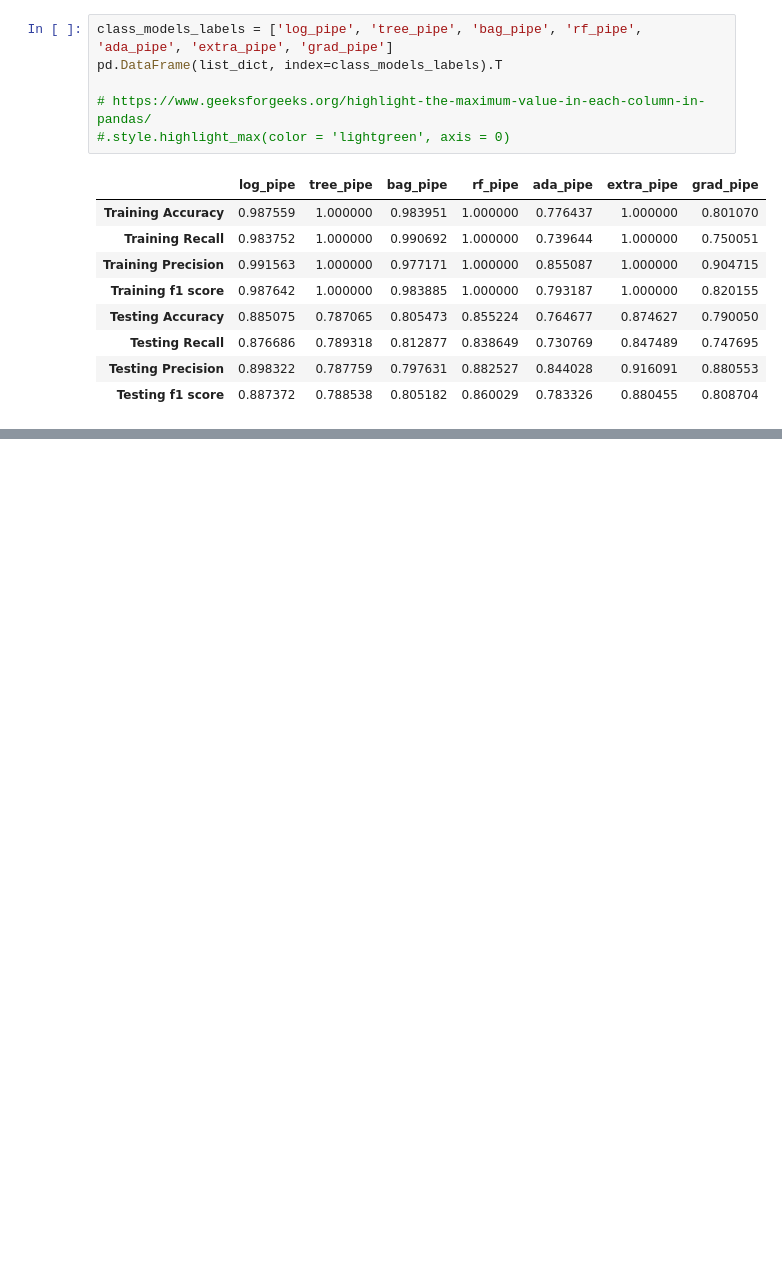
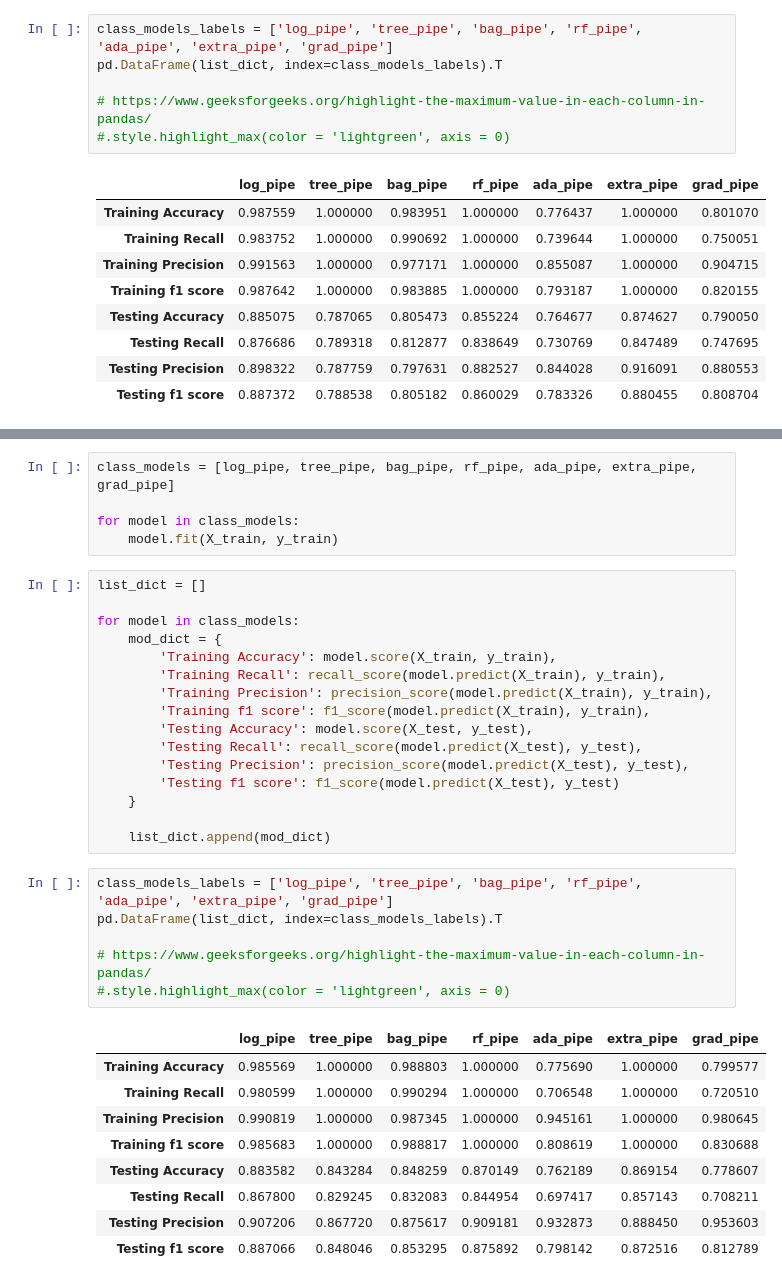
Before and after one commit to drossDS/Humor_Identification_with_NLP, a Jupyter notebook: code/4-Modeling-Round-2.ipynb, the cells around one changed output, grey strips where cells are left out. Saved outputs shown, nothing was run; the diff lists cells and outputs as text; blank space fills up the shorter version.

```diff
--- a/code/4-Modeling-Round-2.ipynb
+++ b/code/4-Modeling-Round-2.ipynb
@@ -419,0 +455,37 @@ pd.DataFrame(list_dict, index=class_models_labels).T
+# %%
+class_models = [log_pipe, tree_pipe, bag_pipe, rf_pipe, ada_pipe, extra_pipe, grad_pipe]
+
+for model in class_models:
+    model.fit(X_train, y_train)
+# %%
+list_dict = []
+
+for model in class_models:
+    mod_dict = {
+        'Training Accuracy': model.score(X_train, y_train),
+        'Training Recall': recall_score(model.predict(X_train), y_train),
+        'Training Precision': precision_score(model.predict(X_train), y_train),
+        'Training f1 score': f1_score(model.predict(X_train), y_train),
+        'Testing Accuracy': model.score(X_test, y_test),
+        'Testing Recall': recall_score(model.predict(X_test), y_test),
+        'Testing Precision': precision_score(model.predict(X_test), y_test),
+        'Testing f1 score': f1_score(model.predict(X_test), y_test)
+    }
+
+    list_dict.append(mod_dict)
+# %%
+class_models_labels = ['log_pipe', 'tree_pipe', 'bag_pipe', 'rf_pipe', 'ada_pipe', 'extra_pipe', 'grad_pipe']
+pd.DataFrame(list_dict, index=class_models_labels).T
+
+# https://www.geeksforgeeks.org/highlight-the-maximum-value-in-each-column-in-pandas/
+#.style.highlight_max(color = 'lightgreen', axis = 0)
+# %% [output]
+|  | log_pipe | tree_pipe | bag_pipe | rf_pipe | ada_pipe | extra_pipe | grad_pipe |
+| Training Accuracy | 0.985569 | 1.000000 | 0.988803 | 1.000000 | 0.775690 | 1.000000 | 0.799577 |
+| Training Recall | 0.980599 | 1.000000 | 0.990294 | 1.000000 | 0.706548 | 1.000000 | 0.720510 |
+| Training Precision | 0.990819 | 1.000000 | 0.987345 | 1.000000 | 0.945161 | 1.000000 | 0.980645 |
+| Training f1 score | 0.985683 | 1.000000 | 0.988817 | 1.000000 | 0.808619 | 1.000000 | 0.830688 |
+| Testing Accuracy | 0.883582 | 0.843284 | 0.848259 | 0.870149 | 0.762189 | 0.869154 | 0.778607 |
+| Testing Recall | 0.867800 | 0.829245 | 0.832083 | 0.844954 | 0.697417 | 0.857143 | 0.708211 |
+| Testing Precision | 0.907206 | 0.867720 | 0.875617 | 0.909181 | 0.932873 | 0.888450 | 0.953603 |
+| Testing f1 score | 0.887066 | 0.848046 | 0.853295 | 0.875892 | 0.798142 | 0.872516 | 0.812789 |
```
Also changed, not shown: parts of 1 cell of this notebook.
